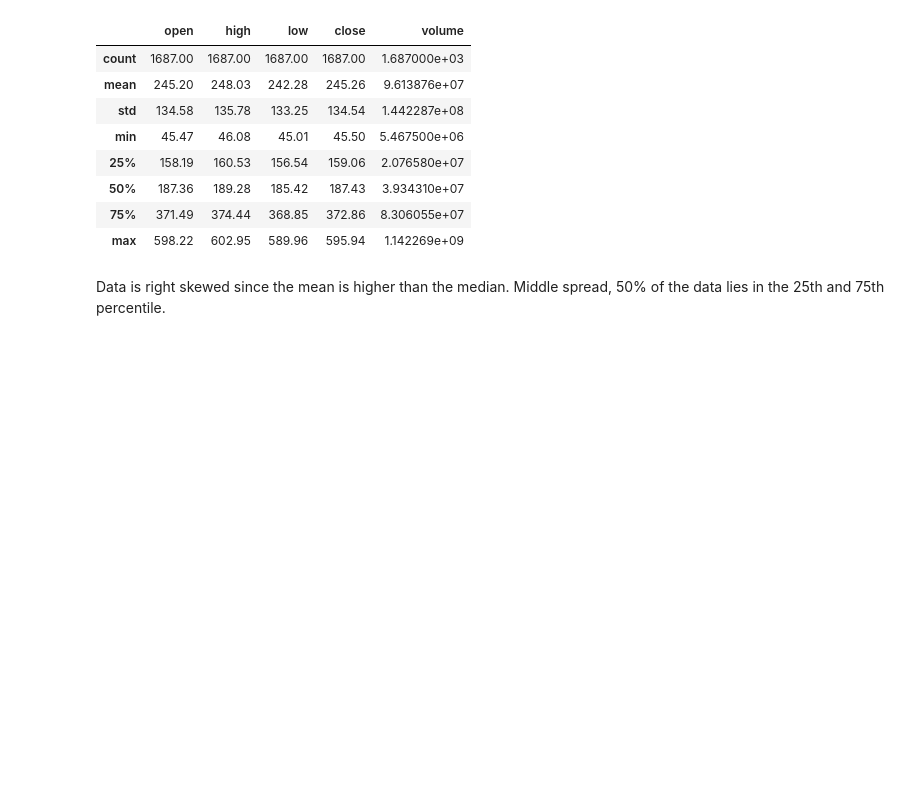
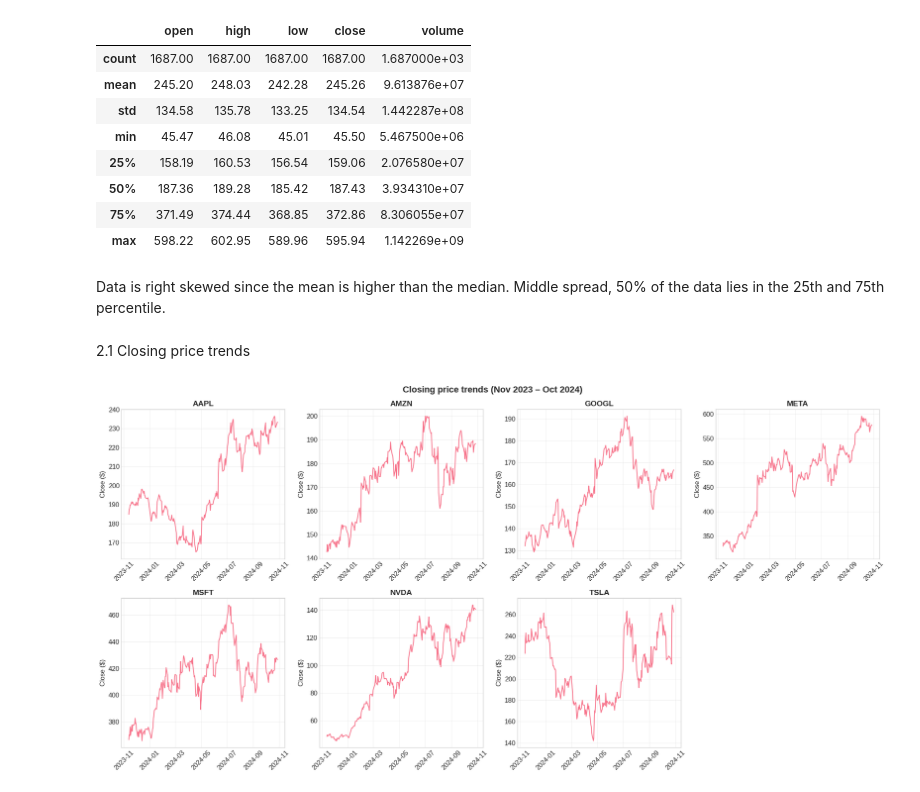
Before and after one commit to oddmayo/sp-global_assessment, a Jupyter notebook: 01_eda.ipynb, the cells around one changed output. Cells and saved outputs as stored; diff of their text form; code cells hidden in the pictures; blank space fills up the shorter version.

Commit message:
price data in depth

```diff
--- a/01_eda.ipynb
+++ b/01_eda.ipynb
@@ -84,3 +84,25 @@ price_df[['open', 'high', 'low', 'close', 'volume']].describe().round(2)
 | max | 598.22 | 602.95 | 589.96 | 595.94 | 1.142269e+09 |
 # %% [markdown]
 Data is right skewed since the mean is higher than the median. Middle spread, 50% of the data lies in the 25th and 75th percentile.
+# %% [markdown]
+2.1 Closing price trends
+# %%
+tickers = sorted(price_df['ticker'].unique())
+
+fig, axes = plt.subplots(2, 4, figsize=(20, 10))
+axes = axes.flatten()
+
+for i, ticker in enumerate(tickers):
+    data = price_df[price_df['ticker'] == ticker].sort_values('date')
+    axes[i].plot(data['date'], data['close'], linewidth=1.5)
+    axes[i].set_title(ticker, fontsize=14, fontweight='bold')
+    axes[i].tick_params(axis='x', rotation=45)
+    axes[i].set_ylabel('Close ($)')
+    axes[i].grid(True, alpha=0.3)
+
+axes[7].set_visible(False)
+plt.suptitle('Closing price trends (Nov 2023 – Oct 2024)', fontsize=16, fontweight='bold')
+plt.tight_layout()
+plt.show()
+# %% [output]
+[figure, added]
```
Also changed, not shown: parts of 6 cells of this notebook, 1 other file.
